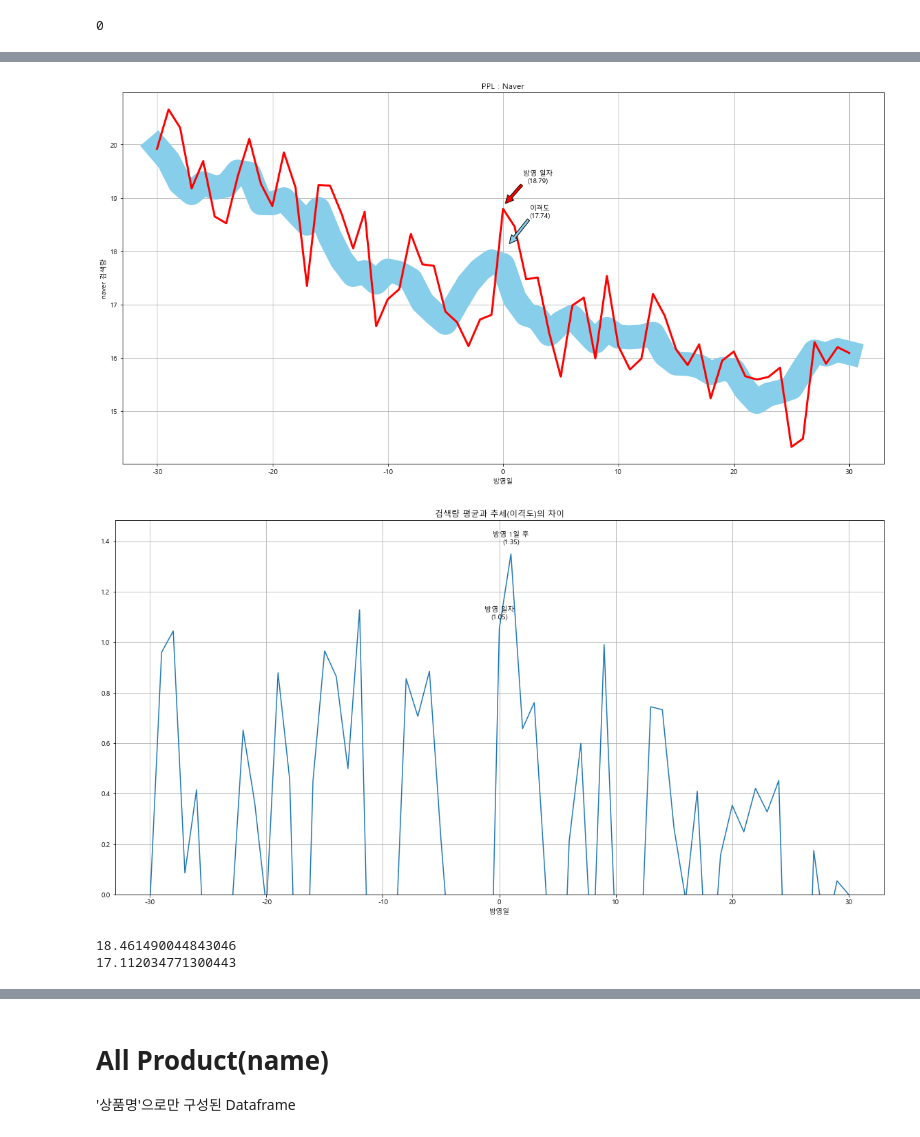
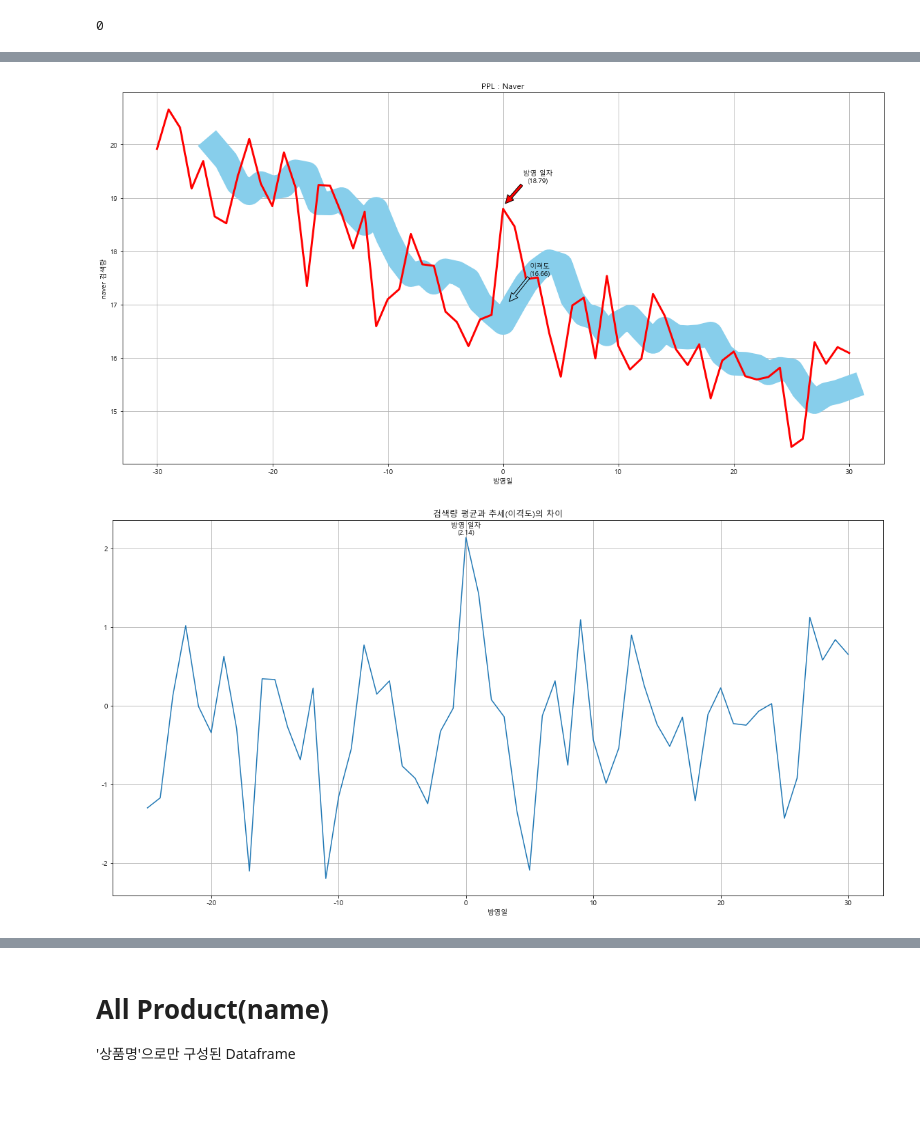
Before and after one commit to kdy7710/Bigdata_Team_Project, a Jupyter notebook: PPL프로젝트용 파일 모음/PPL_Analytics.ipynb, the cells around one changed output, grey strips where cells are left out. Drawn from its saved outputs; the diff is of its cells as text; code cells hidden in the pictures; blank space fills up the shorter version.

```diff
--- a/PPL프로젝트용 파일 모음/PPL_Analytics.ipynb
+++ b/PPL프로젝트용 파일 모음/PPL_Analytics.ipynb
@@ -61,13 +61,13 @@ Index(['더메디닥터 클렌징', '킵쿨 에센스', 'S2ND 크림', '에르
       dtype='object', length=447)
 # %%
-# 이격도 제작
-# ['평균']의 5일간격 평균치
+# 이격도 제작('avg_5')
+# ['Row_mean']의 5일간격(해당일 전5일) 평균치
 
 avg_5 = []
-for i in range(0,len(ABC['평균'])):
-    avg_5.append(ABC['평균'][i:i+5].mean())
+for i in range(0,len(ABC['Row_mean'])):
+    avg_5.append(ABC['Row_mean'][i-5:i].mean())
 avg_5 = pd.DataFrame(avg_5)
-avg_5
+avg_5.head(10)
 ABC['avg_5'] = avg_5
 
 ABC.columns
@@ -81 +81,14 @@ Index(['더메디닥터 클렌징', '킵쿨 에센스', 'S2ND 크림', '에르
       dtype='object', length=448)
+# %%
+# 이격도 제작('avb_10')
+# ['Row_mean']의 10일간격(해당일 전후5일) 평균치
+
+avg_10 = []
+for i in range(0,len(ABC['Row_mean'])):
+    avg_10.append(ABC['Row_mean'][i-5:i+5].mean())
+avg_10 = pd.DataFrame(avg_10)
+avg_10.head(10)
+ABC['avg_10'] = avg_10
+ABC['avg_10'][56:61] = np.nan
+
+ABC.columns
@@ -94,60 +168,52 @@ ABC.head()
 # %%
+# avg_5
+
+
 # plot 출력
-
 fig = plt.figure(figsize=(20,10))
 ax = fig.add_subplot(1,1,1)
 
-# ABC['평균'].plot()
-plt.plot(ABC['평균'])
+
+plt.plot(ABC['Row_mean'])
 ax.plot(ABC.index, ABC['avg_5'],linewidth=35,color='skyblue')
-ax.plot(ABC.index, ABC['평균'],linewidth=3,color='red')
+ax.plot(ABC.index, ABC['Row_mean'],linewidth=3,color='red')
 plt.xlabel('방영일')
 plt.ylabel('naver 검색량')
 plt.title('PPL : Naver')
-# annot : '평균'
-plt.annotate('방영 일자'+'\n'+'('+str('%.2f' % ABC['평균'][0])+')',
-            xy = (0+0.2, ABC['평균'][0]+0.1),
-            xytext = (0+3, ABC['평균'][0]+0.5),
+# annot : 'Row_mean'
+plt.annotate('방영 일자'+'\n'+'('+str('%.2f' % ABC['Row_mean'][0])+')',
+            xy = (0+0.2, ABC['Row_mean'][0]+0.1),
+            xytext = (0+3, ABC['Row_mean'][0]+0.5),
             ha = 'center',
             arrowprops={'facecolor' : 'red'}
             )
 # annot : 'avg_5'
 plt.annotate('이격도'+'\n'+'('+str('%.2f' % ABC['avg_5'][0])+')',
             xy = (0+0.55, ABC['avg_5'][0]+0.4),
             xytext = (0+3.2, ABC['avg_5'][0]+0.9),
             ha = 'center',
             arrowprops={'facecolor' : 'skyblue'}
             )
 plt.grid(True)
 
 plt.show()
 # %% [output]
-[figure, old version]
+[figure, new version]
 # %%
 # 평균과 이격도의 차이
-M_A = ABC['평균'] - ABC['avg_5']
+M_A = ABC['Row_mean'] - ABC['avg_5']
 
 plt.figure(figsize=(20,10))
 plt.title('검색량 평균과 추세(이격도)의 차이')
-plt.plot(ABC['평균'] - ABC['avg_5'])
+plt.plot(ABC['Row_mean'] - ABC['avg_5'])
 plt.xlabel('방영일')
 plt.annotate('방영 일자'+'\n'+'('+str('%.2f' % M_A[0])+')',
             xy =(0,M_A[0]+0.04),
             ha = 'center')
-plt.annotate('방영 1일 후'+'\n'+'('+str('%.2f' % M_A[1])+')',
-            xy =(1,M_A[1]+0.04),
-            ha = 'center')
-# 0 이상인 데이터
-plt.ylim(0)
+
 plt.grid(True)
 
 plt.show()
 # %% [output]
-[figure, old version]
+[figure, new version]
-# %%
-print(ABC['평균'][1])
-print(ABC['avg_5'][1])
-# %% [output]
-18.461490044843046
-17.112034771300443
 # %% [markdown]
```
Also changed, not shown: parts of 16 cells of this notebook.
